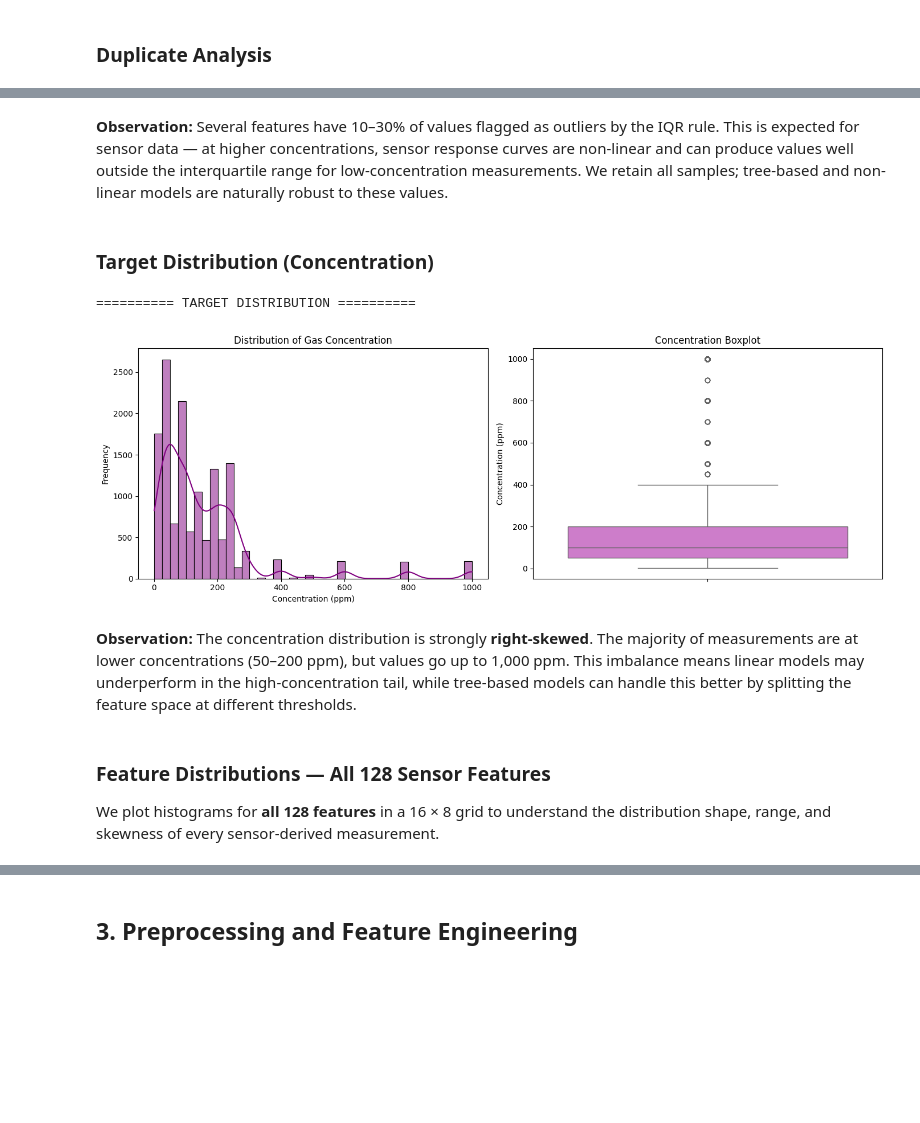
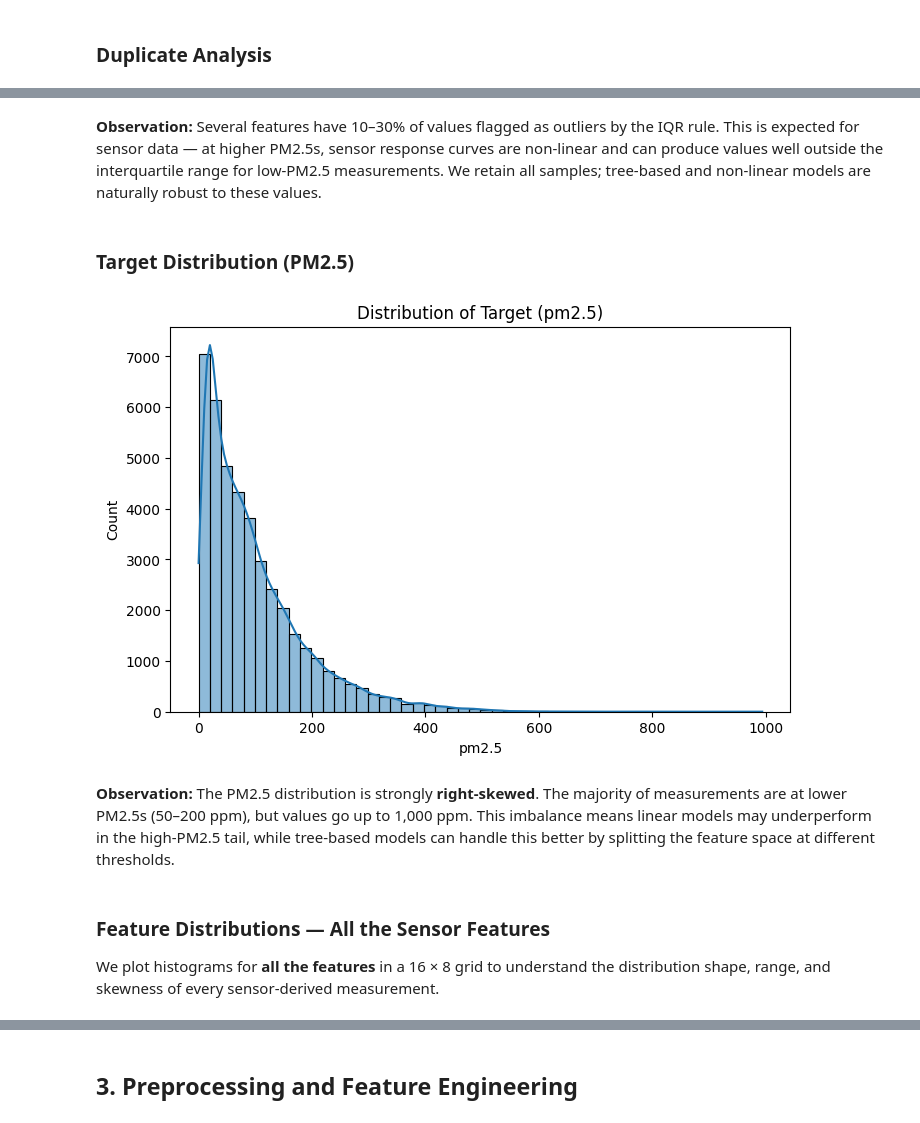
Before and after one commit to Viswesh-G/AutoML-_-Project, a Jupyter notebook: gas_sensor_ml_capstone/notebooks/regression.ipynb, the cells around one changed output, grey strips where cells are left out. Cells and saved outputs as stored; diff of their text form; code cells hidden in the pictures; blank space fills up the shorter version.

```diff
--- a/gas_sensor_ml_capstone/notebooks/regression.ipynb
+++ b/gas_sensor_ml_capstone/notebooks/regression.ipynb
@@ -249,21 +142,12 @@ of magnitude, reinforcing the need for StandardScaler.
 # %% [markdown]
 ### Missing Values
 # %%
-print("========== MISSING VALUE ANALYSIS ==========\n")
-
-missing_counts = df.isnull().sum()
-missing_df = pd.DataFrame({
-    "Missing Values": missing_counts,
-    "Missing %": (missing_counts / len(df)) * 100
-})
-
-missing_found = missing_df[missing_df["Missing Values"] > 0]
-
-if len(missing_found) == 0:
-    print("No missing values found in the dataset.")
-    print("No imputation strategy is required.")
-else:
-    print("Columns with missing values:")
-    display(missing_found)
+print('========== MISSING VALUE ANALYSIS ==========')
+print(df.isnull().sum())
+# pm2.5 has 2067 missing values — drop those rows (target cannot be imputed)
+df.dropna(subset=['pm2.5'], inplace=True)
+# No other columns have missing values in this dataset
+print('\nMissing values after treatment:')
+print(df.isnull().sum())
 # %% [output]
 ========== MISSING VALUE ANALYSIS ==========
@@ -390,39 +224,25 @@ Full outlier summary (all 128 features):
 # %% [markdown]
 **Observation:** Several features have 10–30% of values flagged as outliers by the IQR rule.
-This is expected for sensor data — at higher concentrations, sensor response curves are non-linear
-and can produce values well outside the interquartile range for low-concentration measurements.
+This is expected for sensor data — at higher PM2.5s, sensor response curves are non-linear
+and can produce values well outside the interquartile range for low-PM2.5 measurements.
 We retain all samples; tree-based and non-linear models are naturally robust to these values.
 # %% [markdown]
-### Target Distribution (Concentration)
+### Target Distribution (PM2.5)
 # %%
-print("========== TARGET DISTRIBUTION ==========\n")
-
-fig, axes = plt.subplots(1, 2, figsize=(14, 5))
-
-# Histogram with KDE
-sns.histplot(df["concentration"], bins=40, kde=True, color="purple", ax=axes[0])
-axes[0].set_xlabel("Concentration (ppm)")
-axes[0].set_ylabel("Frequency")
-axes[0].set_title("Distribution of Gas Concentration")
-
-# Box plot
-sns.boxplot(y=df["concentration"], color="orchid", ax=axes[1])
-axes[1].set_ylabel("Concentration (ppm)")
-axes[1].set_title("Concentration Boxplot")
-
-plt.tight_layout()
+plt.figure(figsize=(8, 5))
+sns.histplot(df['pm2.5'], kde=True, bins=50)
+plt.title('Distribution of Target (pm2.5)')
 plt.show()
 # %% [output]
-========== TARGET DISTRIBUTION ==========
-[figure, old version]
+[figure, new version]
 # %% [markdown]
-**Observation:** The concentration distribution is strongly **right-skewed**. The majority of measurements
-are at lower concentrations (50–200 ppm), but values go up to 1,000 ppm. This imbalance means linear
-models may underperform in the high-concentration tail, while tree-based models can handle this better
+**Observation:** The PM2.5 distribution is strongly **right-skewed**. The majority of measurements
+are at lower PM2.5s (50–200 ppm), but values go up to 1,000 ppm. This imbalance means linear
+models may underperform in the high-PM2.5 tail, while tree-based models can handle this better
 by splitting the feature space at different thresholds.
 # %% [markdown]
-### Feature Distributions — All 128 Sensor Features
+### Feature Distributions — All the Sensor Features
 
-We plot histograms for **all 128 features** in a 16 × 8 grid to understand
+We plot histograms for **all the features** in a 16 × 8 grid to understand
 the distribution shape, range, and skewness of every sensor-derived measurement.
 # %%
```
Also changed, not shown: parts of 69 cells of this notebook, 1 other file.
